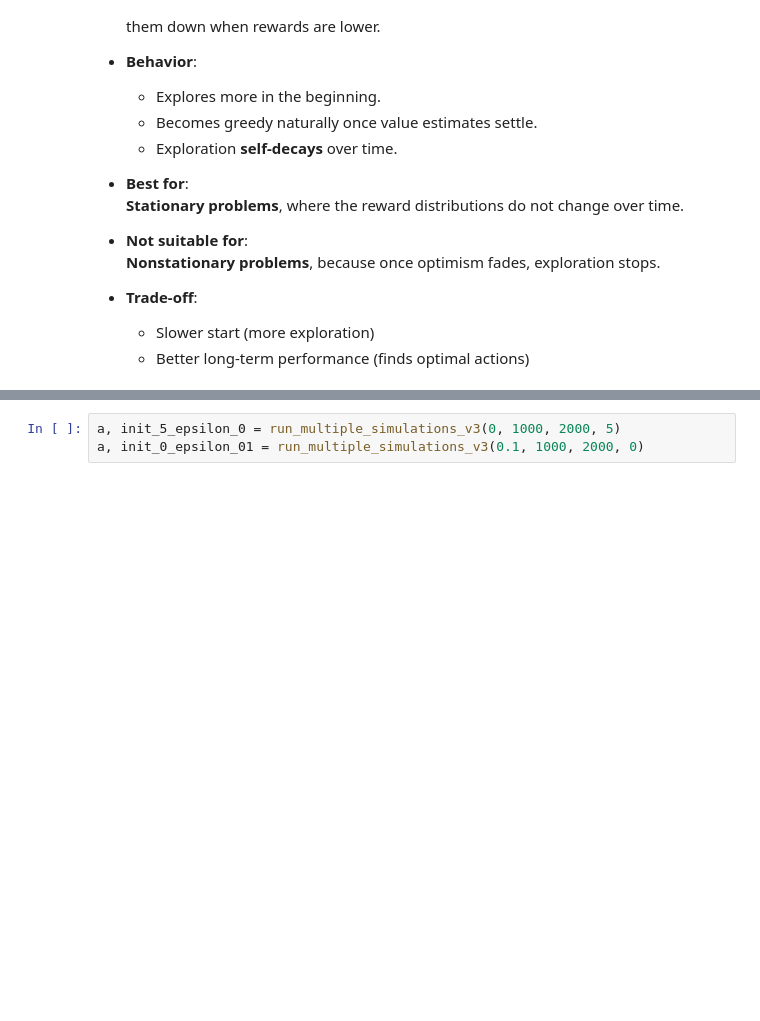
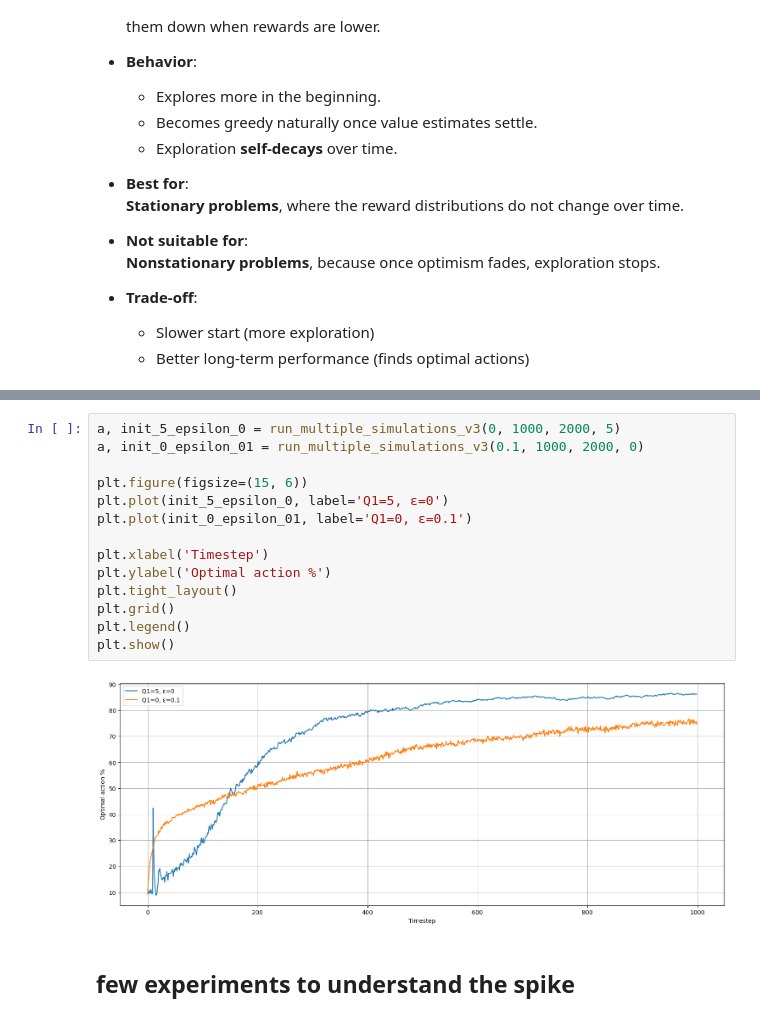
Before and after one commit to gangadharnitw/Reinforcement-Learning, a Jupyter notebook: RL01_K_Armed_Bandit_Problem.ipynb, the cells around one changed output, grey strips where cells are left out. Saved outputs shown, nothing was run; the diff lists cells and outputs as text; blank space fills up the shorter version.

```diff
--- a/RL01_K_Armed_Bandit_Problem.ipynb
+++ b/RL01_K_Armed_Bandit_Problem.ipynb
@@ -581,8 +581,23 @@ def run_multiple_simulations_v3(epsilon, timesteps, num_simulations, init_q):
   avg_rewards = np.mean(all_rewards, axis=0)
   avg_optimal_actions = np.mean(all_optimal_actions, axis=0)*100
   return avg_rewards, avg_optimal_actions
-# %%
-a, init_5_epsilon_0 = run_multiple_simulations_v3(0, 1000, 2000, 5)
-a, init_0_epsilon_01 = run_multiple_simulations_v3(0.1, 1000, 2000, 0)
+# %%
+a, init_5_epsilon_0 = run_multiple_simulations_v3(0, 1000, 2000, 5)
+a, init_0_epsilon_01 = run_multiple_simulations_v3(0.1, 1000, 2000, 0)
+
+plt.figure(figsize=(15, 6))
+plt.plot(init_5_epsilon_0, label='Q1=5, ε=0')
+plt.plot(init_0_epsilon_01, label='Q1=0, ε=0.1')
+
+plt.xlabel('Timestep')
+plt.ylabel('Optimal action %')
+plt.tight_layout()
+plt.grid()
+plt.legend()
+plt.show()
+# %% [output]
+[figure, added]
+# %% [markdown]
+## few experiments to understand the spike
 # %%
 plt.figure(figsize=(15, 6))
```
Also changed, not shown: parts of 11 cells of this notebook.
